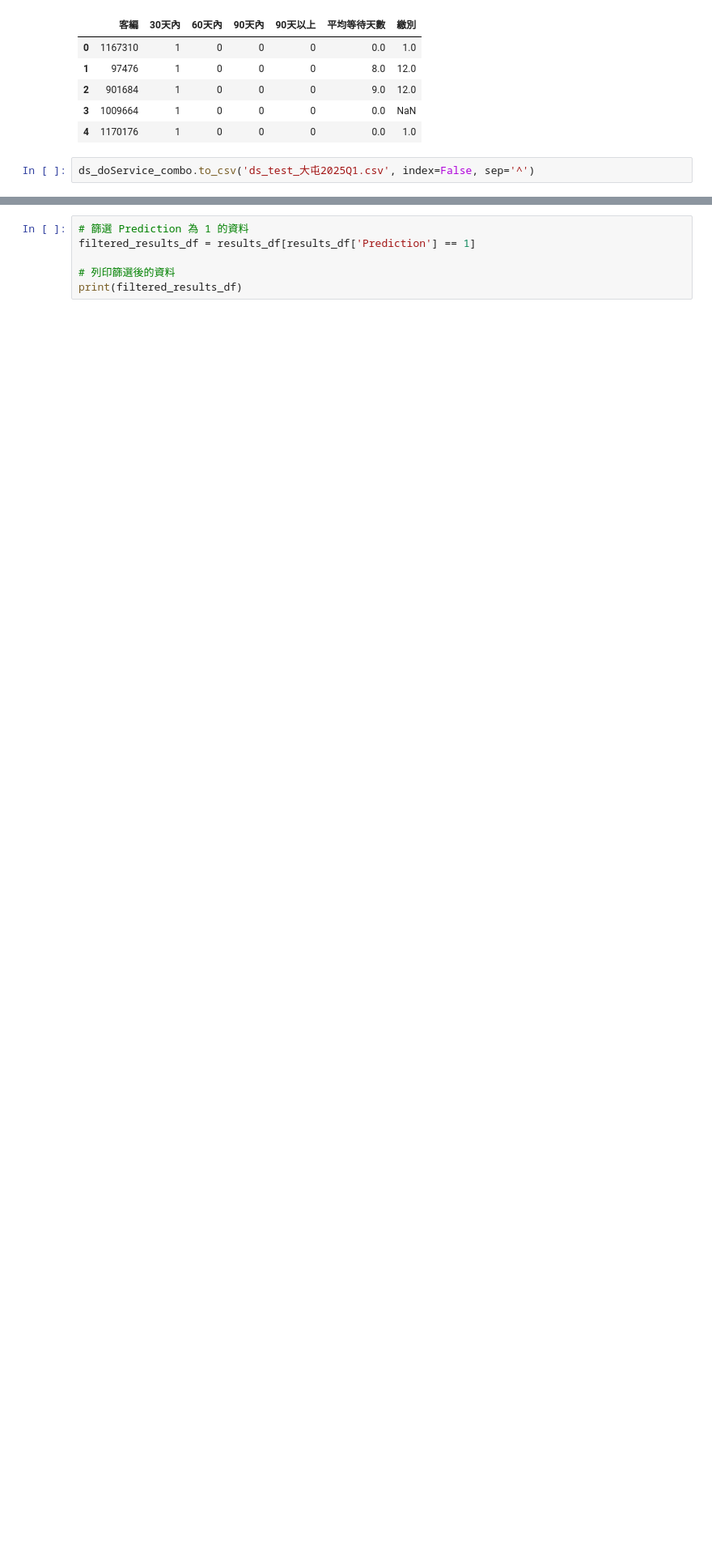
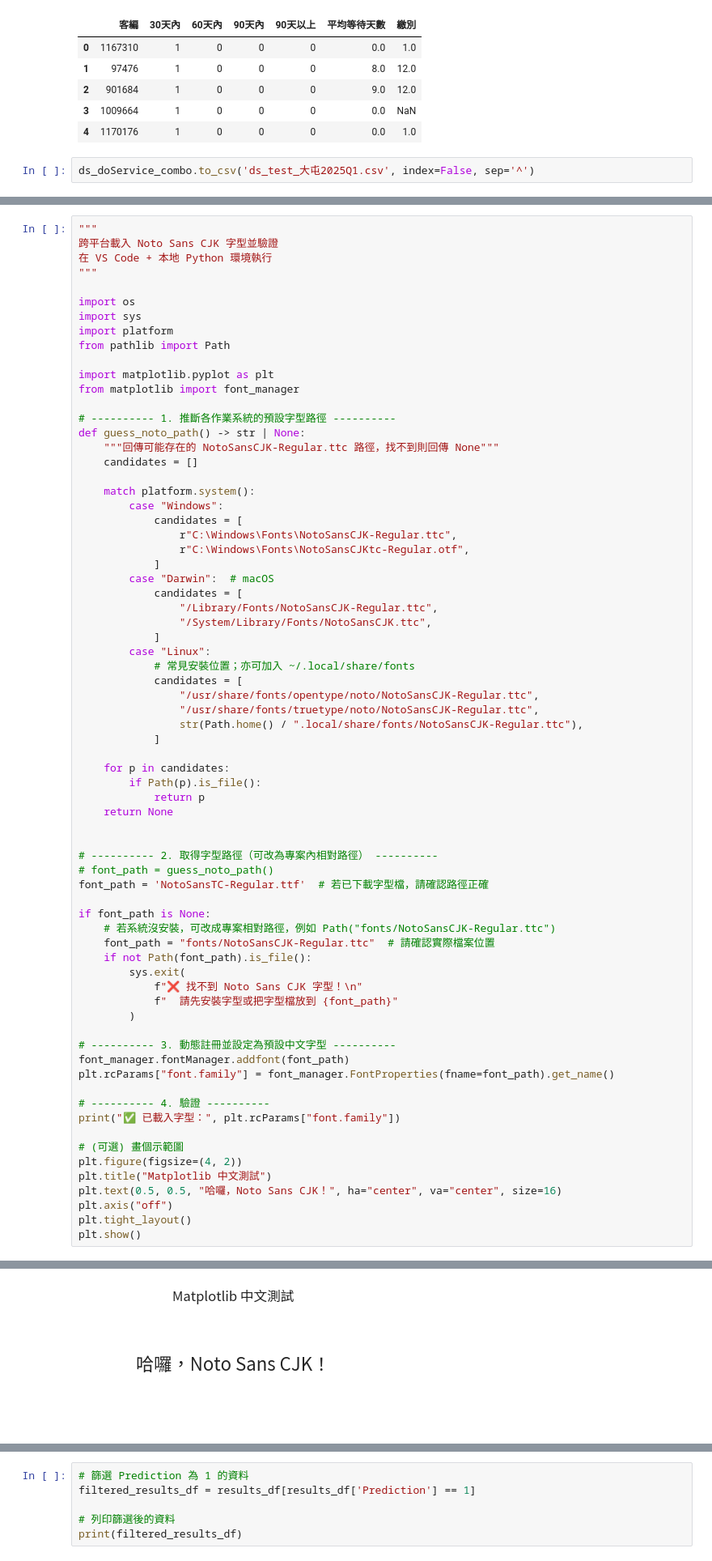
Before and after one commit to Kevinlo937/cord-cutting-predicated, a Jupyter notebook: topMSO_predict.ipynb, the cells around one changed output, grey strips where cells are left out. Shown at 81% size. Saved outputs shown, nothing was run; the diff lists cells and outputs as text; blank space fills up the shorter version.

```diff
--- a/topMSO_predict.ipynb
+++ b/topMSO_predict.ipynb
@@ -321,0 +780,72 @@ X_test.head()
+# %%
+"""
+跨平台載入 Noto Sans CJK 字型並驗證
+在 VS Code + 本地 Python 環境執行
+"""
+
+import os
+import sys
+import platform
+from pathlib import Path
+
+import matplotlib.pyplot as plt
+from matplotlib import font_manager
+
+# ---------- 1. 推斷各作業系統的預設字型路徑 ----------
+def guess_noto_path() -> str | None:
+    """回傳可能存在的 NotoSansCJK-Regular.ttc 路徑，找不到則回傳 None"""
+    candidates = []
+
+    match platform.system():
+        case "Windows":
+            candidates = [
+                r"C:\Windows\Fonts\NotoSansCJK-Regular.ttc",
+                r"C:\Windows\Fonts\NotoSansCJKtc-Regular.otf",
+            ]
+        case "Darwin":  # macOS
+            candidates = [
+                "/Library/Fonts/NotoSansCJK-Regular.ttc",
+                "/System/Library/Fonts/NotoSansCJK.ttc",
+            ]
+        case "Linux":
+            # 常見安裝位置；亦可加入 ~/.local/share/fonts
+            candidates = [
+                "/usr/share/fonts/opentype/noto/NotoSansCJK-Regular.ttc",
+                "/usr/share/fonts/truetype/noto/NotoSansCJK-Regular.ttc",
+                str(Path.home() / ".local/share/fonts/NotoSansCJK-Regular.ttc"),
+            ]
+
+    for p in candidates:
+        if Path(p).is_file():
+            return p
+    return None
+
+
+# ---------- 2. 取得字型路徑（可改為專案內相對路徑） ----------
+# font_path = guess_noto_path()
+font_path = 'NotoSansTC-Regular.ttf'  # 若已下載字型檔，請確認路徑正確
+
+if font_path is None:
+    # 若系統沒安裝，可改成專案相對路徑，例如 Path("fonts/NotoSansCJK-Regular.ttc")
+    font_path = "fonts/NotoSansCJK-Regular.ttc"  # 請確認實際檔案位置
+    if not Path(font_path).is_file():
+        sys.exit(
+            f"❌ 找不到 Noto Sans CJK 字型！\n"
+            f"  請先安裝字型或把字型檔放到 {font_path}"
+        )
+
+# ---------- 3. 動態註冊並設定為預設中文字型 ----------
+font_manager.fontManager.addfont(font_path)
+plt.rcParams["font.family"] = font_manager.FontProperties(fname=font_path).get_name()
+
+# ---------- 4. 驗證 ----------
+print("✅ 已載入字型：", plt.rcParams["font.family"])
+
+# (可選) 畫個示範圖
+plt.figure(figsize=(4, 2))
+plt.title("Matplotlib 中文測試")
+plt.text(0.5, 0.5, "哈囉，Noto Sans CJK！", ha="center", va="center", size=16)
+plt.axis("off")
+plt.tight_layout()
+plt.show()
+# %% [output]
@@ -321,0 +853 @@ X_test.head()
+[figure, added]
```
Also changed, not shown: parts of 55 cells of this notebook, 12 other files.
